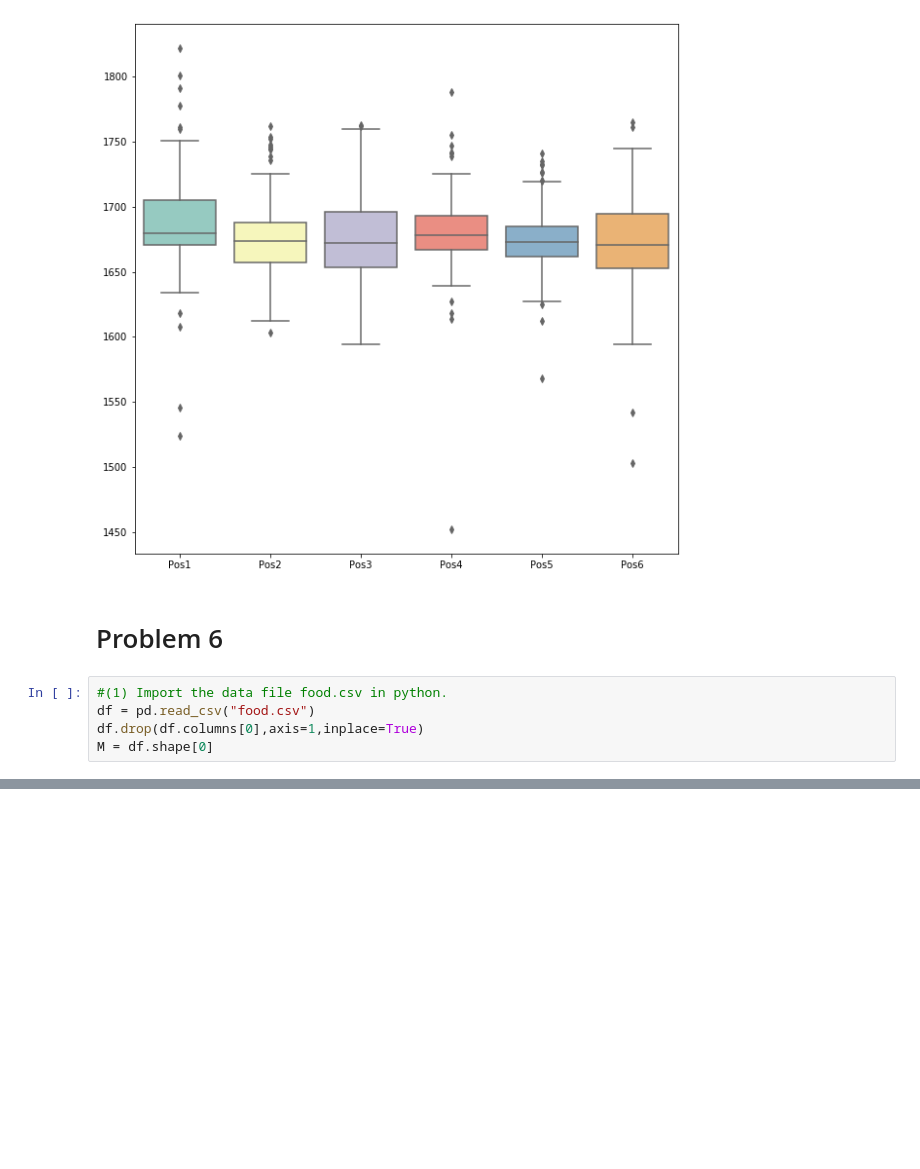
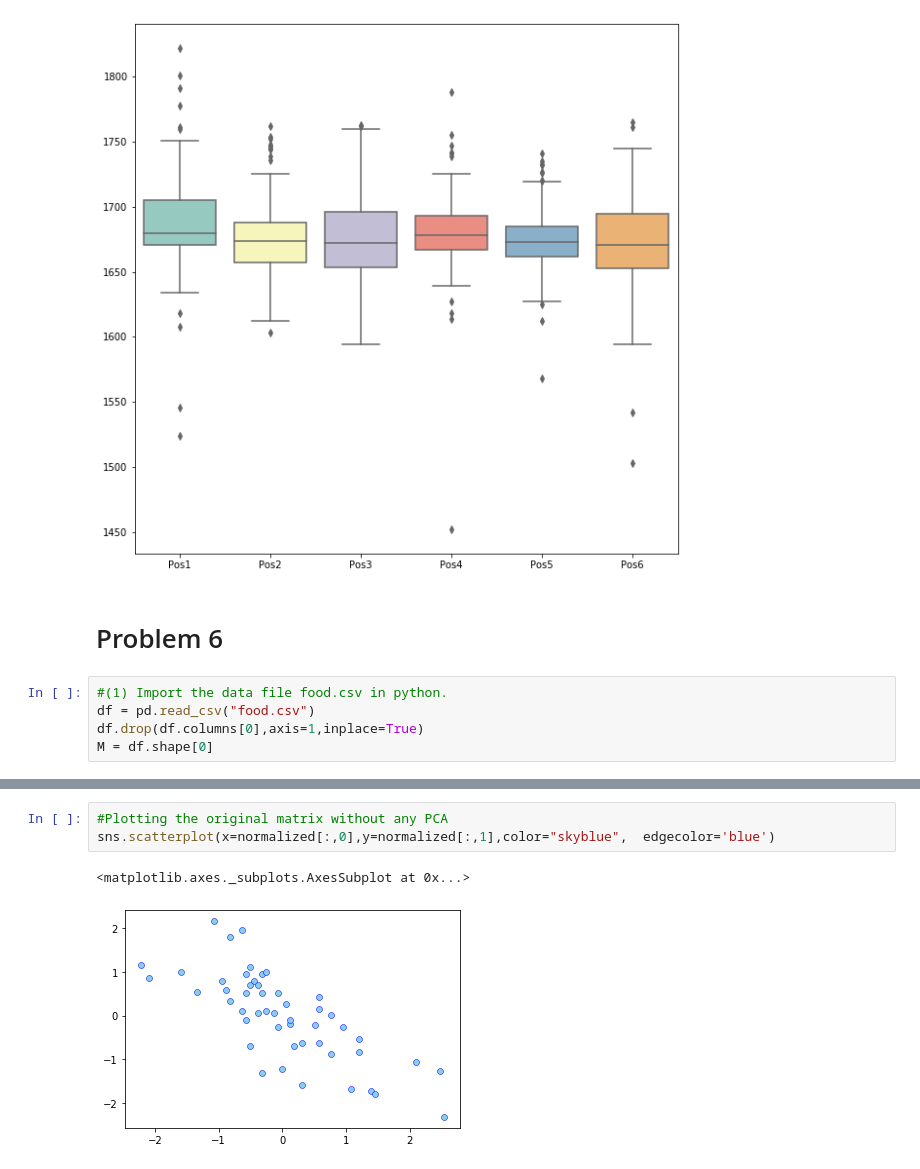
Before and after one commit to Yusufawzy/CS5525-Data-Analytics, a Jupyter notebook: HW1/HW1_Yusuf_Elnady.ipynb, the cells around one changed output, grey strips where cells are left out. Cells and saved outputs as stored; diff of their text form; blank space fills up the shorter version.

```diff
--- a/HW1/HW1_Yusuf_Elnady.ipynb
+++ b/HW1/HW1_Yusuf_Elnady.ipynb
@@ -205,0 +260,6 @@ Text(0, 0.5, 'Second Component')
+# %%
+#Plotting the original matrix without any PCA
+sns.scatterplot(x=normalized[:,0],y=normalized[:,1],color="skyblue",  edgecolor='blue')
+# %% [output]
+<matplotlib.axes._subplots.AxesSubplot at 0x...>
+[figure, added]
```
Also changed, not shown: parts of 6 cells of this notebook.
